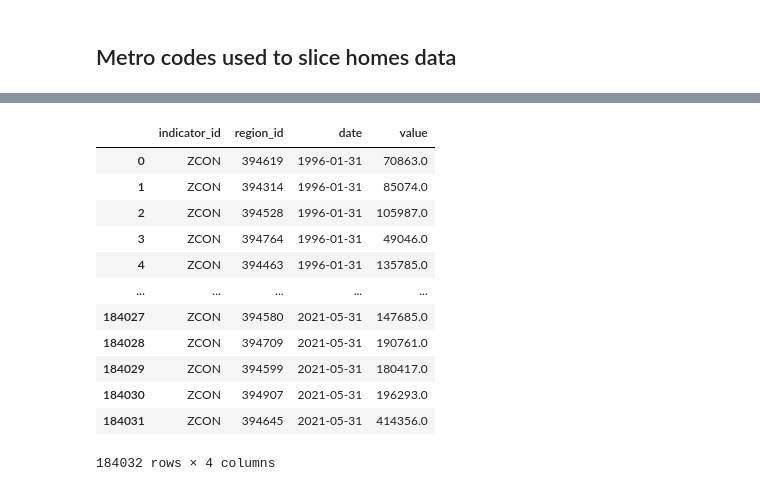
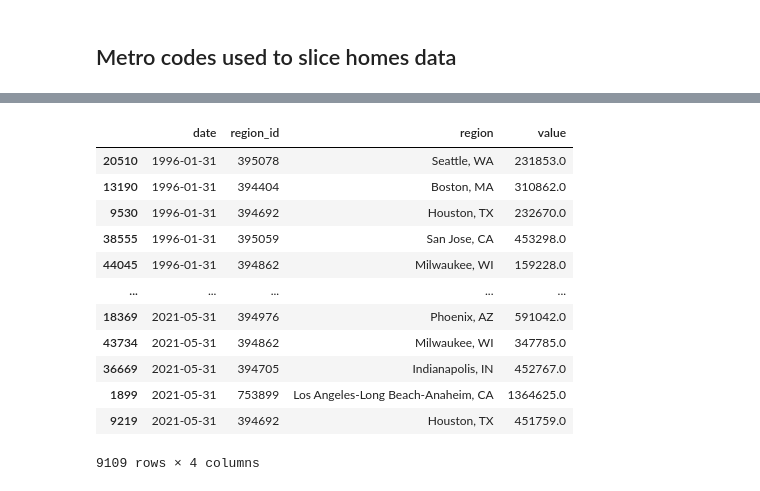
Before and after one commit to DunfrundB/real_estate_ml, a Jupyter notebook: zillow_quandl.ipynb, the cells around one changed output, grey strips where cells are left out. Saved outputs shown, nothing was run; the diff lists cells and outputs as text; code cells hidden in the pictures.

```diff
--- a/zillow_quandl.ipynb
+++ b/zillow_quandl.ipynb
@@ -94,5 +96,18 @@ Name: region_type, dtype: int64
 # %%
 # Casting the list values as int for use to make splits from the region_id column
 metros = regions[regions.region_type == 'metro']
-metros.tail()
+majors_list = ['New York, NY', 'Los Angeles-Long Beach-Anaheim, CA', 'Chicago, IL', 'Houston, TX', 'Phoenix, AZ',
+               'Philadelphia, PA', 'San Antonio, TX', 'San Diego, CA', 'Dallas-Fort Worth, TX', 'San Jose, CA',
+              'Austin, TX', 'Jacksonville, FL', 'Columbus, OH', 'Charlotte, NC',
+              'Indianapolis, IN', 'San Francisco, CA', 'Seattle, WA', 'Denver, CO', 'Washington, DC',
+              'Boston, MA', 'El Paso, TX', 'Nashville, TN', 'Detroit, MI', 'Las Vegas, NV',
+               'Oklahoma City, OK', 'Portland, OR', 'Memphis, TN', 'Louisville-Jefferson County, KY', 'Milwaukee, WI',
+              'Baltimore, MD']
+major_metros = metros[metros.region.isin(majors_list)]
+major_metros.sort_values('region')
+major_metros.drop(columns='region_type', inplace=True)
+major_metros = major_metros.reset_index(drop=True)
+major_metros.region_id = major_metros.region_id.astype('int')
+major_metros = major_metros.sort_values('region')
+major_metros
 # %% [output]
@@ -156,6 +183,6 @@ homes
 # %% [markdown]
 ## Metro codes used to slice homes data
 # %%
-metro_homes = homes[homes.region_id.isin(metro_codes)]
+metro_homes = homes.merge(major_metros, on="region_id", how = 'inner')
 metro_homes
 # %% [output]
@@ -175,5 +201,0 @@ metro_homes
-# %%
-# Reset the index for the new dataframe before writing to csv
-metro_homes = metro_homes.reset_index(drop=True)
-metro_homes.sort_values(by='date', inplace=True)
-metro_homes
@@ -323,5 +1234,6 @@ See the caveats in the documentation: https://pandas.pydata.org/pandas-docs/stab
 # %%
 metro_5br = metro_homes[metro_homes.indicator_id == 'Z5BR']
-metro_5br.sort_values(by='date', inplace=True)
+metro_5br = metro_5br.sort_values(by='date')
+metro_5br = metro_5br.drop(columns='indicator_id')
 metro_5br
 # %% [output]
@@ -345,17 +1253,18 @@ See the caveats in the documentation: https://pandas.pydata.org/pandas-docs/stab
 # %%
-metro_condo.reset_index(drop=True)
+metro_5br = metro_5br.reindex(columns=['date', 'region_id', 'region', 'value'])
+metro_5br
 # %% [output]
-|  | indicator_id | region_id | date | value |
-| 0 | ZCON | 394619 | 1996-01-31 | 70863.0 |
-| 1 | ZCON | 394314 | 1996-01-31 | 85074.0 |
-| 2 | ZCON | 394528 | 1996-01-31 | 105987.0 |
-| 3 | ZCON | 394764 | 1996-01-31 | 49046.0 |
-| 4 | ZCON | 394463 | 1996-01-31 | 135785.0 |
+|  | date | region_id | region | value |
+| 20510 | 1996-01-31 | 395078 | Seattle, WA | 231853.0 |
+| 13190 | 1996-01-31 | 394404 | Boston, MA | 310862.0 |
+| 9530 | 1996-01-31 | 394692 | Houston, TX | 232670.0 |
+| 38555 | 1996-01-31 | 395059 | San Jose, CA | 453298.0 |
+| 44045 | 1996-01-31 | 394862 | Milwaukee, WI | 159228.0 |
 | ... | ... | ... | ... | ... |
-| 184027 | ZCON | 394580 | 2021-05-31 | 147685.0 |
-| 184028 | ZCON | 394709 | 2021-05-31 | 190761.0 |
-| 184029 | ZCON | 394599 | 2021-05-31 | 180417.0 |
-| 184030 | ZCON | 394907 | 2021-05-31 | 196293.0 |
-| 184031 | ZCON | 394645 | 2021-05-31 | 414356.0 |
+| 18369 | 2021-05-31 | 394976 | Phoenix, AZ | 591042.0 |
+| 43734 | 2021-05-31 | 394862 | Milwaukee, WI | 347785.0 |
+| 36669 | 2021-05-31 | 394705 | Indianapolis, IN | 452767.0 |
+| 1899 | 2021-05-31 | 753899 | Los Angeles-Long Beach-Anaheim, CA | 1364625.0 |
+| 9219 | 2021-05-31 | 394692 | Houston, TX | 451759.0 |
-184032 rows × 4 columns
+9109 rows × 4 columns
 # %%
```
Also changed, not shown: parts of 72 cells of this notebook, 10 other files.
